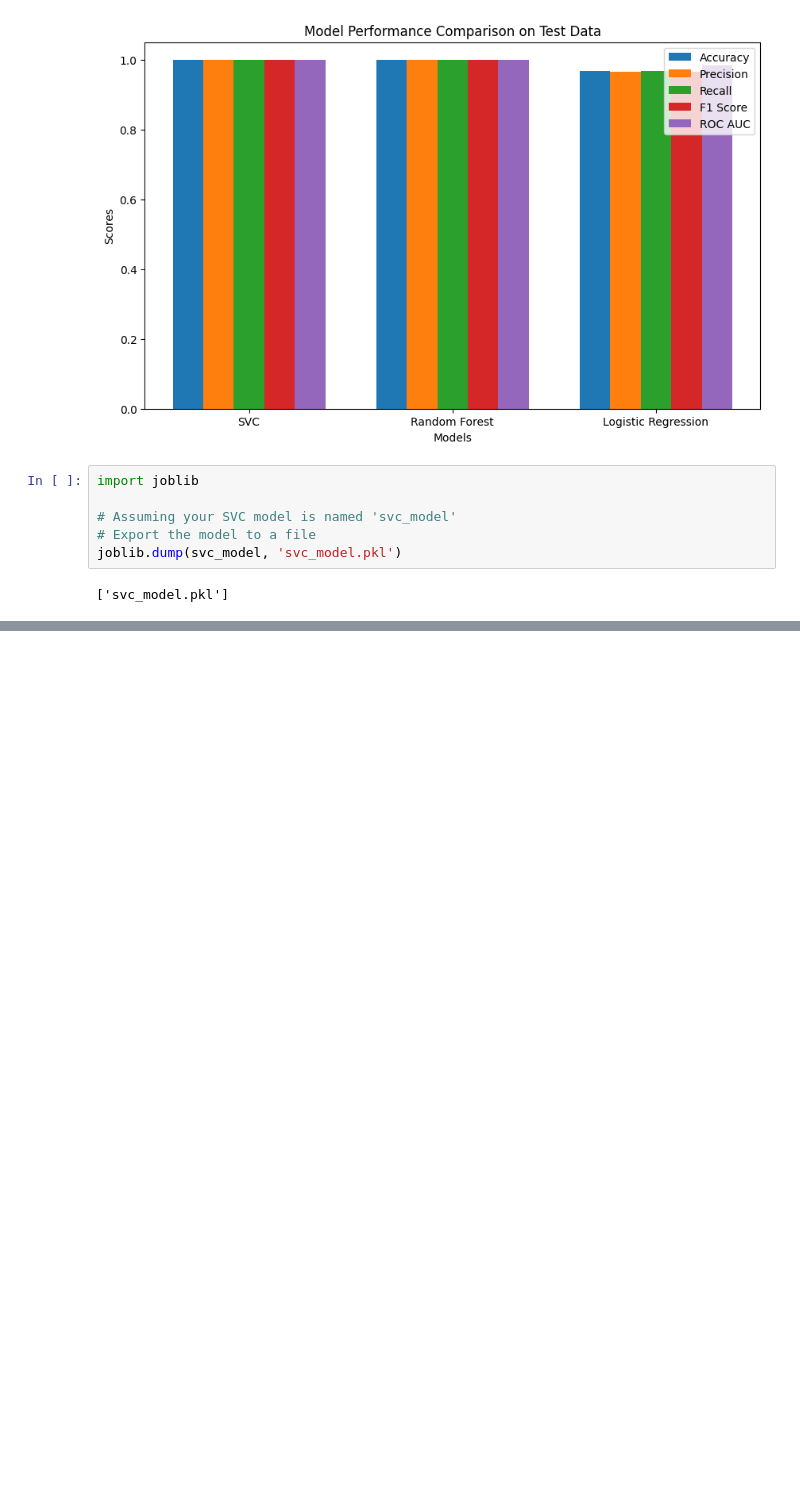
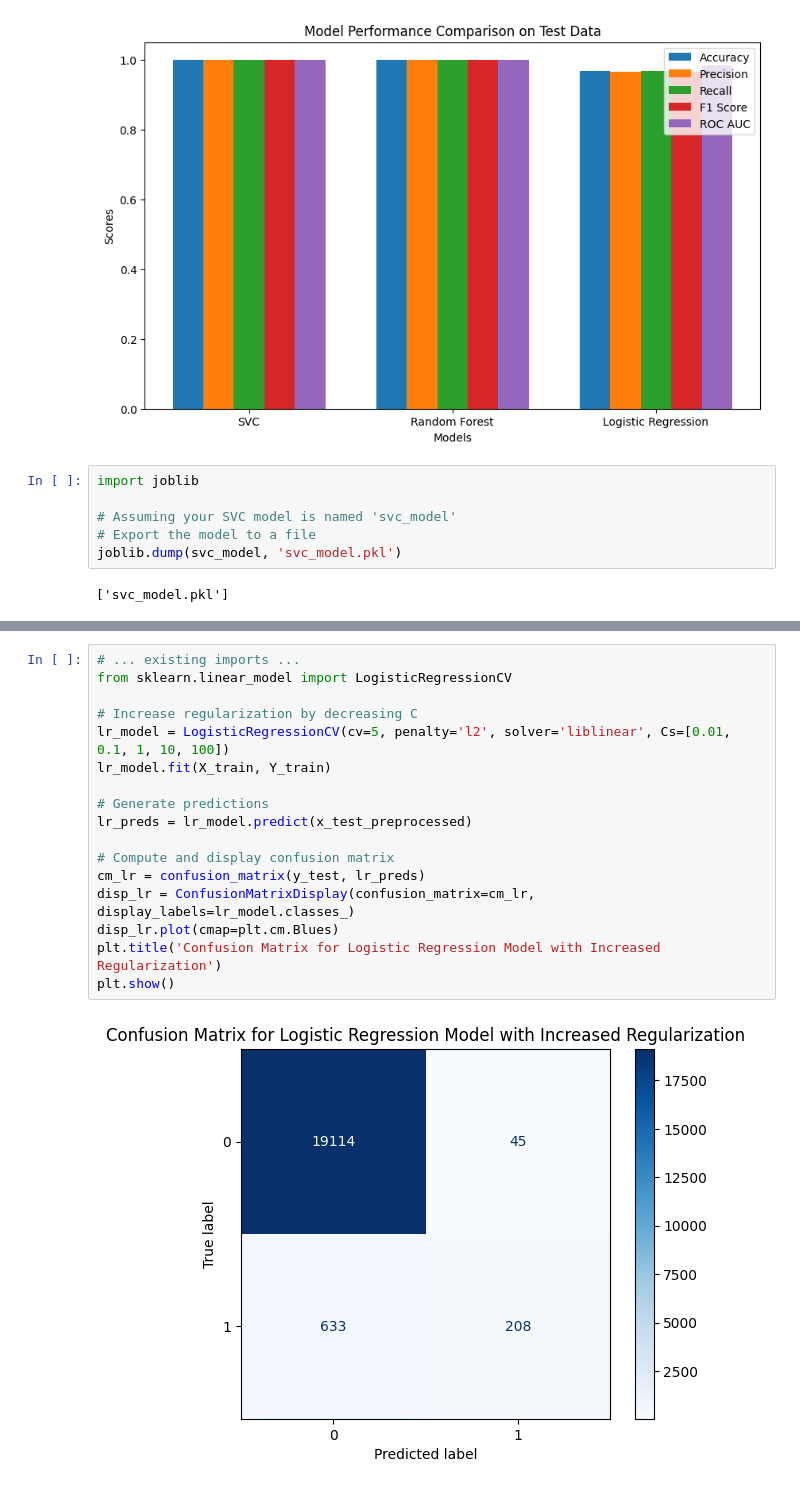
Before and after one commit to Vansh17555555/minor-1, a Jupyter notebook: M1.ipynb, the cells around one changed output, grey strips where cells are left out. Saved outputs shown, nothing was run; the diff lists cells and outputs as text; blank space fills up the shorter version.

```diff
--- a/M1.ipynb
+++ b/M1.ipynb
@@ -565,0 +678,19 @@ joblib.dump(svc_model, 'svc_model.pkl')
+# %%
+# ... existing imports ...
+from sklearn.linear_model import LogisticRegressionCV
+
+# Increase regularization by decreasing C
+lr_model = LogisticRegressionCV(cv=5, penalty='l2', solver='liblinear', Cs=[0.01, 0.1, 1, 10, 100])
+lr_model.fit(X_train, Y_train)
+
+# Generate predictions
+lr_preds = lr_model.predict(x_test_preprocessed)
+
+# Compute and display confusion matrix
+cm_lr = confusion_matrix(y_test, lr_preds)
+disp_lr = ConfusionMatrixDisplay(confusion_matrix=cm_lr, display_labels=lr_model.classes_)
+disp_lr.plot(cmap=plt.cm.Blues)
+plt.title('Confusion Matrix for Logistic Regression Model with Increased Regularization')
+plt.show()
+# %% [output]
+[figure, added]
```
Also changed, not shown: parts of 30 cells of this notebook, 8 other files.
